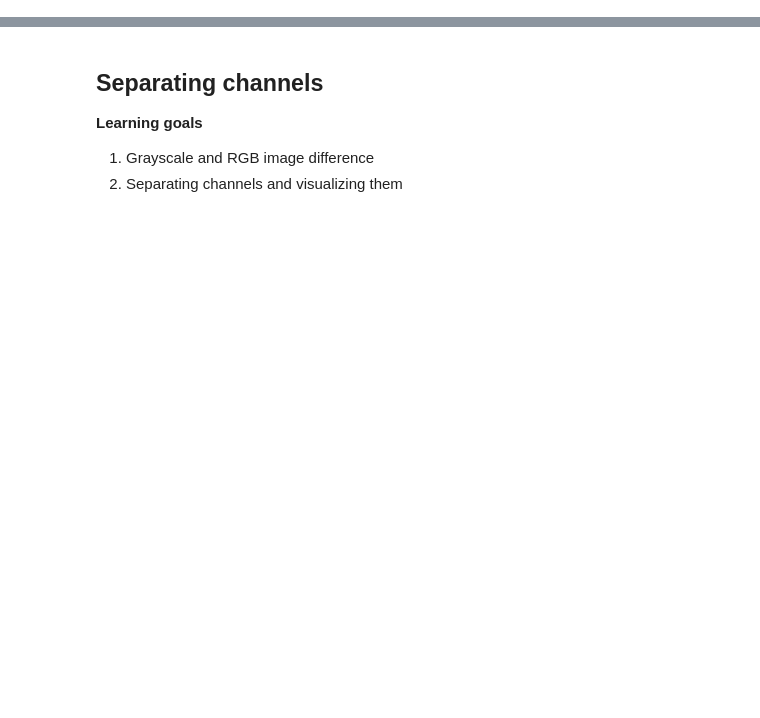
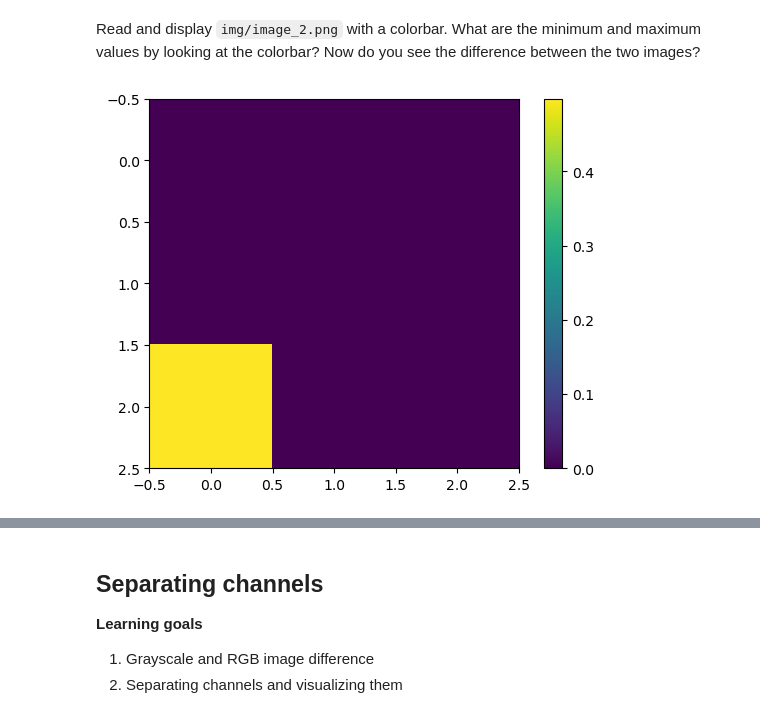
Before and after one commit to ibehave-ibots/Intro-To-Calcium-Imaging-Analysis, a Jupyter notebook: day1/1 Introduction to Numpy for Image Processing.ipynb, the cells around one changed output, grey strips where cells are left out. Cells and saved outputs as stored; diff of their text form; code cells hidden in the pictures; blank space fills up the shorter version.

```diff
--- a/day1/1 Introduction to Numpy for Image Processing.ipynb
+++ b/day1/1 Introduction to Numpy for Image Processing.ipynb
@@ -29,0 +66,9 @@ plt.show()
+# %% [markdown]
+Read and display `img/image_2.png` with a colorbar. What are the minimum and maximum values by looking at the colorbar?
+Now do you see the difference between the two images?
+# %%
+image = plt.imread('img/image_2.png')
+plt.imshow(image)
+plt.colorbar();
+# %% [output]
+[figure, added]
```
Also changed, not shown: parts of 30 cells of this notebook.
